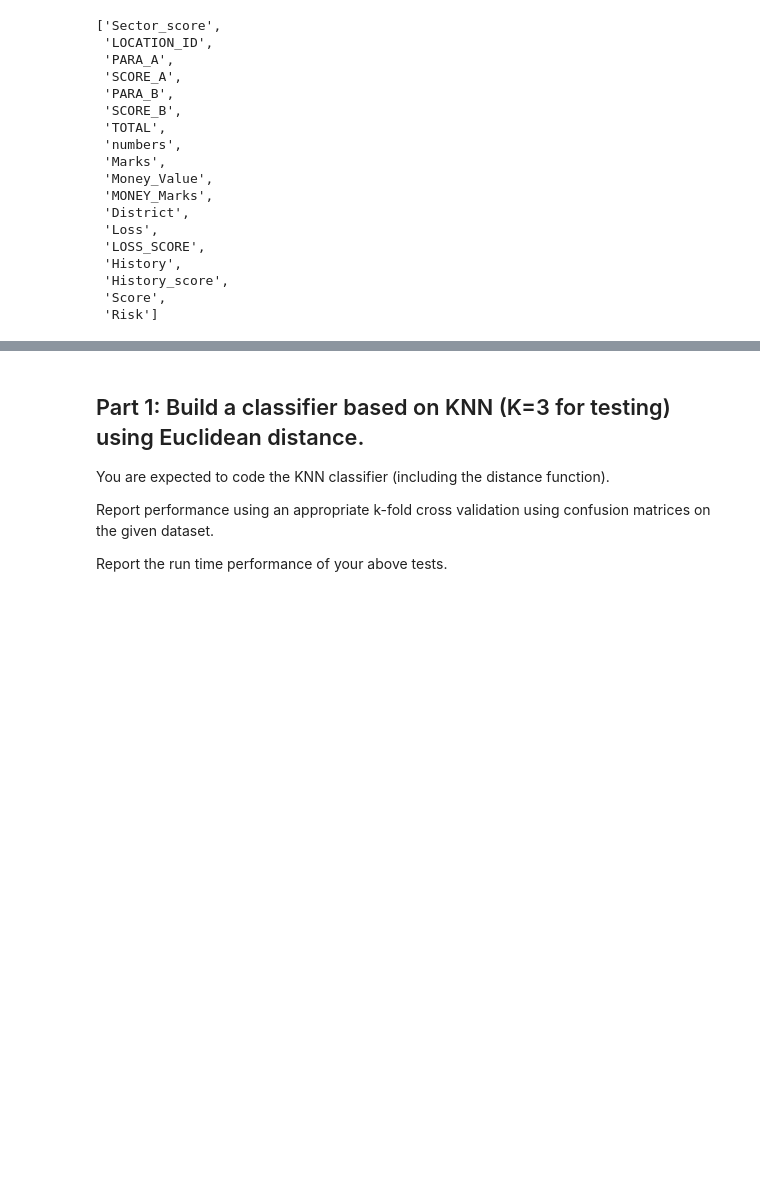
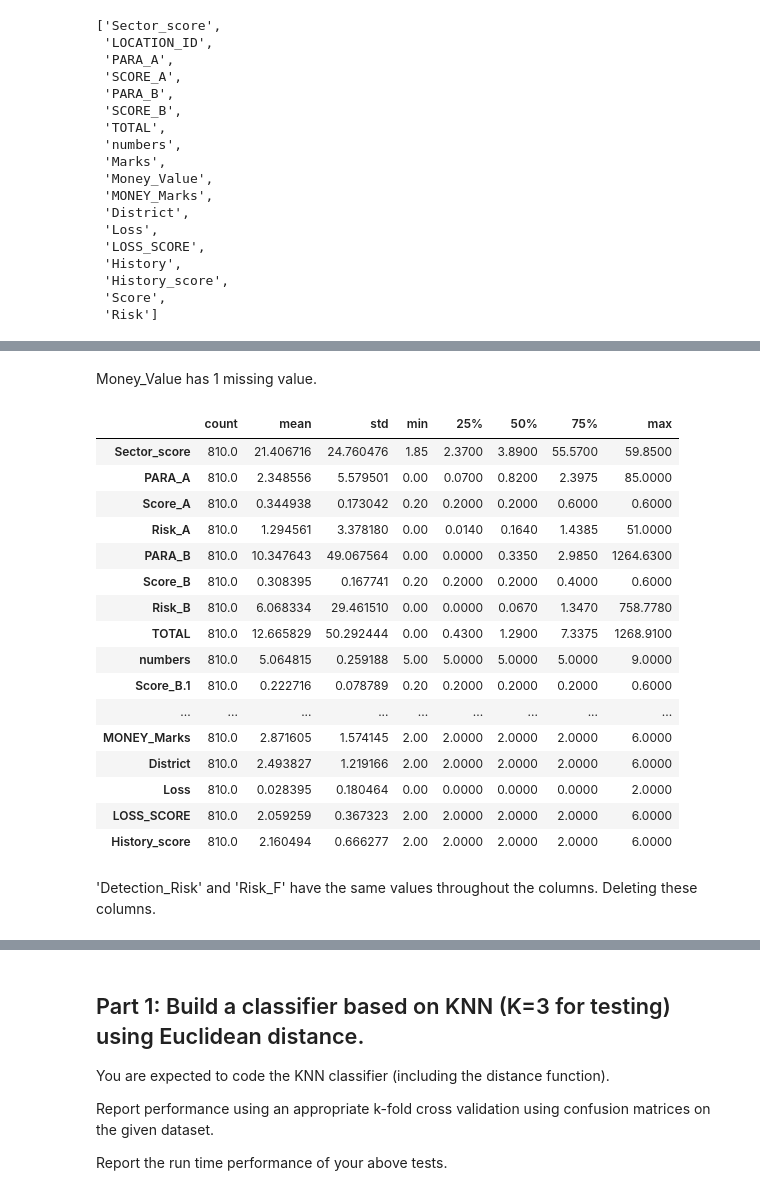
Before and after one commit to BulentKaradeniz/7_ML_Projects, a Jupyter notebook: ML_GTU_Homework_1_2024/Audit_data.ipynb, the cells around one changed output, grey strips where cells are left out. Saved outputs shown, nothing was run; the diff lists cells and outputs as text; code cells hidden in the pictures; blank space fills up the shorter version.

```diff
--- a/ML_GTU_Homework_1_2024/Audit_data.ipynb
+++ b/ML_GTU_Homework_1_2024/Audit_data.ipynb
@@ -165,0 +180,3 @@ df_trial.columns.tolist()
+# %%
+df_trial['Score_A'] = df_trial['Score_A']/10
+df_trial['Score_B'] = df_trial['Score_B']/10
@@ -165,0 +191,5 @@ df_trial.columns.tolist()
+# %%
+# Merge two Dataframes  on common columns  using outer join
+merged_df = pd.merge(df_audit_risk, df_trial, how='outer', on = ['History', 'LOCATION_ID', 'Money_Value', 'PARA_A', 'PARA_B',
+       'Score', 'Score_A', 'Score_B', 'Sector_score', 'TOTAL', 'numbers'])
+merged_df.columns
@@ -165,0 +206,2 @@ df_trial.columns.tolist()
+# %%
+df = merged_df.drop(['Risk_trial'], axis = 1)
@@ -165,0 +231,2 @@ df_trial.columns.tolist()
+# %% [markdown]
+Money_Value has 1 missing value.
@@ -165,0 +236,22 @@ df_trial.columns.tolist()
+# %%
+df.describe().T
+# %% [output]
+|  | count | mean | std | min | 25% | 50% | 75% | max |
+| Sector_score | 810.0 | 21.406716 | 24.760476 | 1.85 | 2.3700 | 3.8900 | 55.5700 | 59.8500 |
+| PARA_A | 810.0 | 2.348556 | 5.579501 | 0.00 | 0.0700 | 0.8200 | 2.3975 | 85.0000 |
+| Score_A | 810.0 | 0.344938 | 0.173042 | 0.20 | 0.2000 | 0.2000 | 0.6000 | 0.6000 |
+| Risk_A | 810.0 | 1.294561 | 3.378180 | 0.00 | 0.0140 | 0.1640 | 1.4385 | 51.0000 |
+| PARA_B | 810.0 | 10.347643 | 49.067564 | 0.00 | 0.0000 | 0.3350 | 2.9850 | 1264.6300 |
+| Score_B | 810.0 | 0.308395 | 0.167741 | 0.20 | 0.2000 | 0.2000 | 0.4000 | 0.6000 |
+| Risk_B | 810.0 | 6.068334 | 29.461510 | 0.00 | 0.0000 | 0.0670 | 1.3470 | 758.7780 |
+| TOTAL | 810.0 | 12.665829 | 50.292444 | 0.00 | 0.4300 | 1.2900 | 7.3375 | 1268.9100 |
+| numbers | 810.0 | 5.064815 | 0.259188 | 5.00 | 5.0000 | 5.0000 | 5.0000 | 9.0000 |
+| Score_B.1 | 810.0 | 0.222716 | 0.078789 | 0.20 | 0.2000 | 0.2000 | 0.2000 | 0.6000 |
+| ... | ... | ... | ... | ... | ... | ... | ... | ... |
+| MONEY_Marks | 810.0 | 2.871605 | 1.574145 | 2.00 | 2.0000 | 2.0000 | 2.0000 | 6.0000 |
+| District | 810.0 | 2.493827 | 1.219166 | 2.00 | 2.0000 | 2.0000 | 2.0000 | 6.0000 |
+| Loss | 810.0 | 0.028395 | 0.180464 | 0.00 | 0.0000 | 0.0000 | 0.0000 | 2.0000 |
+| LOSS_SCORE | 810.0 | 2.059259 | 0.367323 | 2.00 | 2.0000 | 2.0000 | 2.0000 | 6.0000 |
+| History_score | 810.0 | 2.160494 | 0.666277 | 2.00 | 2.0000 | 2.0000 | 2.0000 | 6.0000 |
+# %% [markdown]
+'Detection_Risk' and 'Risk_F' have the same values throughout the columns. Deleting these columns.
```
Also changed, not shown: parts of 22 cells of this notebook.
